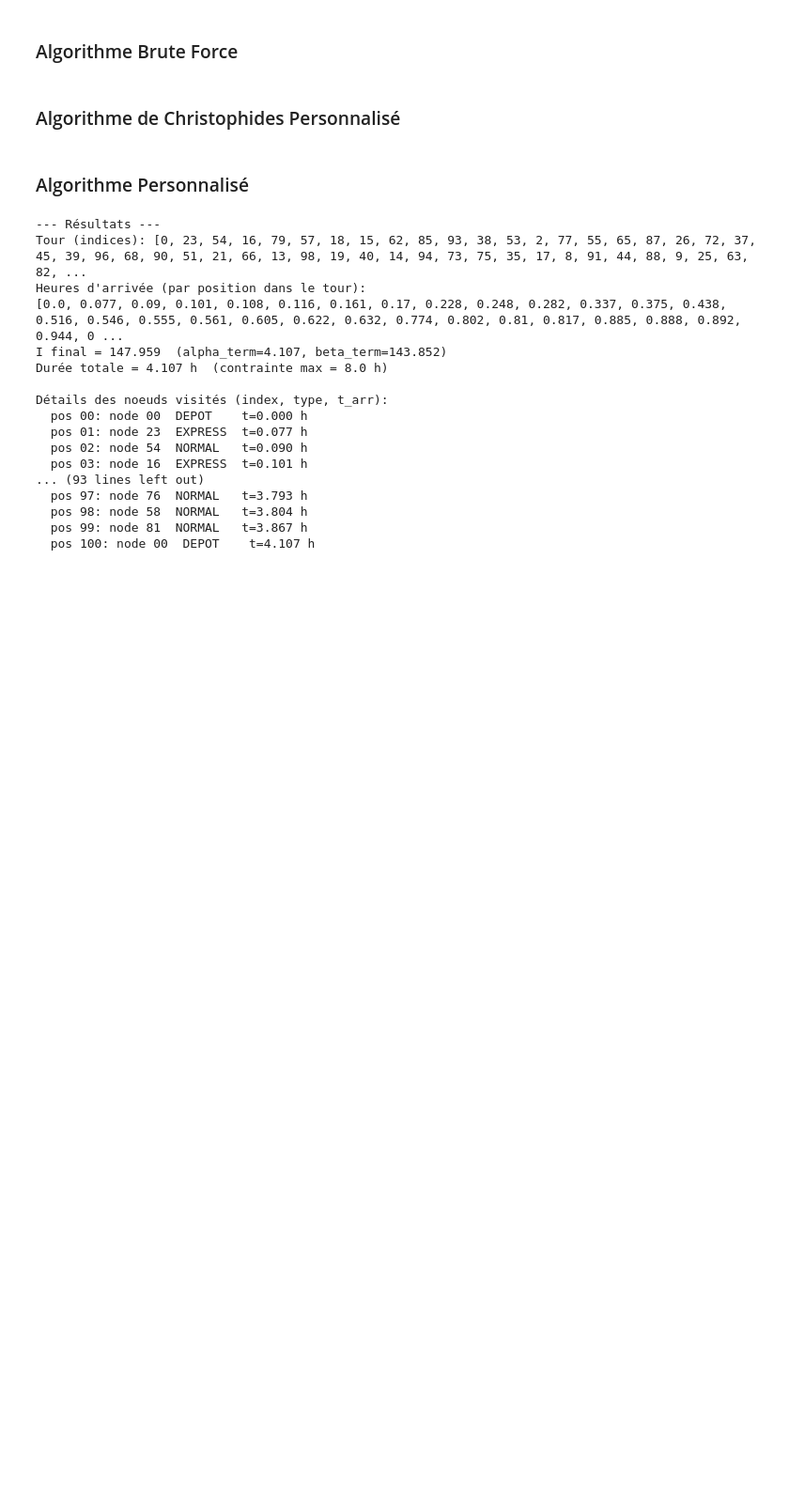
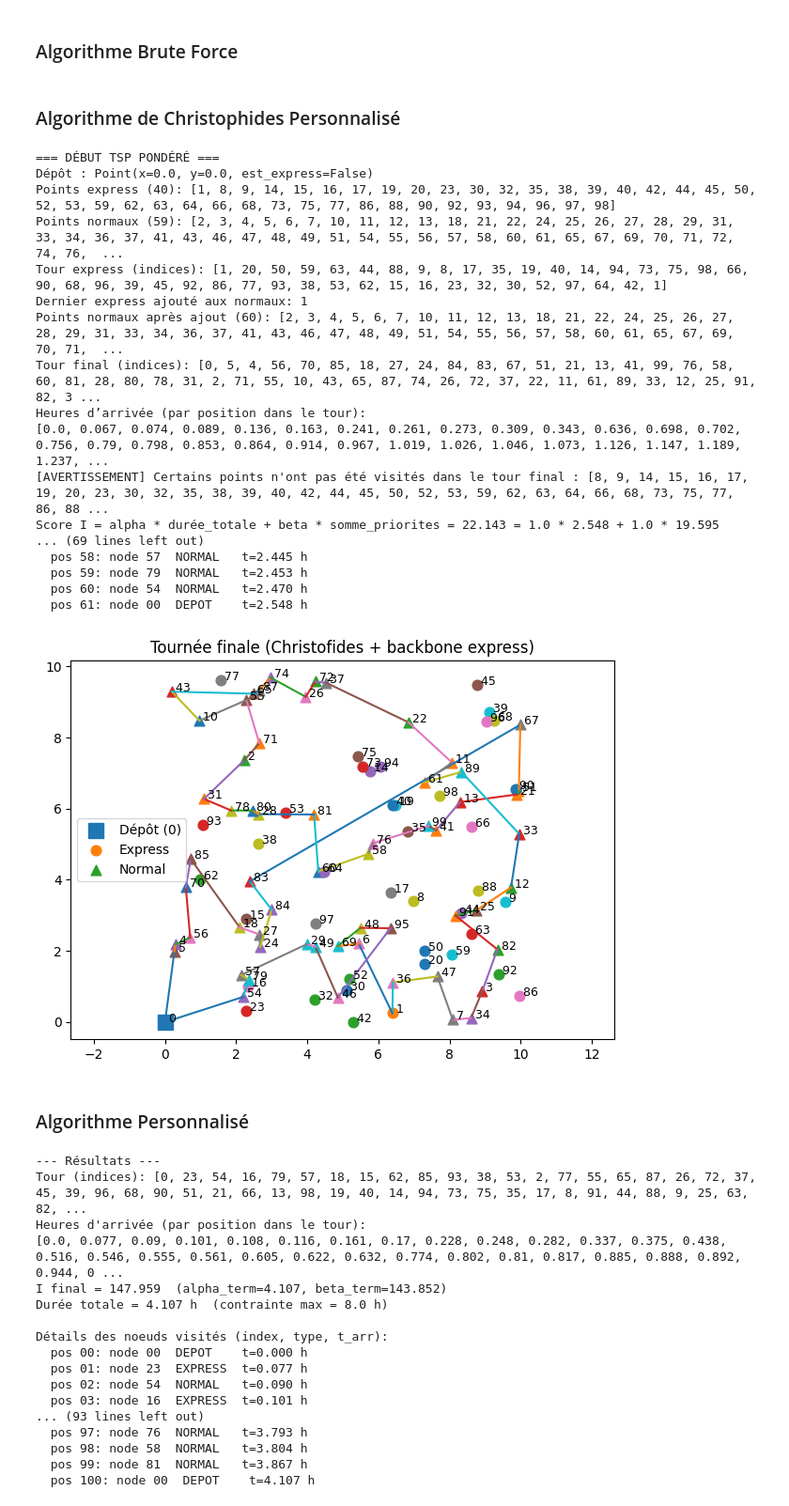
Before and after one commit to MatysLep/Graphe-Algo-TSP-Express, a Jupyter notebook: main.ipynb, the cells around one changed output. Shown at 94% size. Drawn from its saved outputs; the diff is of its cells as text; code cells hidden in the pictures; blank space fills up the shorter version.

```diff
--- a/main.ipynb
+++ b/main.ipynb
@@ -30,7 +30,26 @@ w_normal = 1/(1 + w_express) # Importance des clients standards
 # %% [markdown]
 ### Algorithme de Christophides Personnalisé
 # %%
-# TODO : Implémentation par @NoaWatel
+algorithme2.run(points, alpha, beta, w_express, w_normal, max_hours, speed)
+# %% [output]
+=== DÉBUT TSP PONDÉRÉ ===
+Dépôt : Point(x=0.0, y=0.0, est_express=False)
+Points express (40): [1, 8, 9, 14, 15, 16, 17, 19, 20, 23, 30, 32, 35, 38, 39, 40, 42, 44, 45, 50, 52, 53, 59, 62, 63, 64, 66, 68, 73, 75, 77, 86, 88, 90, 92, 93, 94, 96, 97, 98]
+Points normaux (59): [2, 3, 4, 5, 6, 7, 10, 11, 12, 13, 18, 21, 22, 24, 25, 26, 27, 28, 29, 31, 33, 34, 36, 37, 41, 43, 46, 47, 48, 49, 51, 54, 55, 56, 57, 58, 60, 61, 65, 67, 69, 70, 71, 72, 74, 76,  ...
+Tour express (indices): [1, 20, 50, 59, 63, 44, 88, 9, 8, 17, 35, 19, 40, 14, 94, 73, 75, 98, 66, 90, 68, 96, 39, 45, 92, 86, 77, 93, 38, 53, 62, 15, 16, 23, 32, 30, 52, 97, 64, 42, 1]
+Dernier express ajouté aux normaux: 1
+Points normaux après ajout (60): [2, 3, 4, 5, 6, 7, 10, 11, 12, 13, 18, 21, 22, 24, 25, 26, 27, 28, 29, 31, 33, 34, 36, 37, 41, 43, 46, 47, 48, 49, 51, 54, 55, 56, 57, 58, 60, 61, 65, 67, 69, 70, 71,  ...
+Tour final (indices): [0, 5, 4, 56, 70, 85, 18, 27, 24, 84, 83, 67, 51, 21, 13, 41, 99, 76, 58, 60, 81, 28, 80, 78, 31, 2, 71, 55, 10, 43, 65, 87, 74, 26, 72, 37, 22, 11, 61, 89, 33, 12, 25, 91, 82, 3 ...
+Heures d’arrivée (par position dans le tour):
+[0.0, 0.067, 0.074, 0.089, 0.136, 0.163, 0.241, 0.261, 0.273, 0.309, 0.343, 0.636, 0.698, 0.702, 0.756, 0.79, 0.798, 0.853, 0.864, 0.914, 0.967, 1.019, 1.026, 1.046, 1.073, 1.126, 1.147, 1.189, 1.237, ...
+[AVERTISSEMENT] Certains points n'ont pas été visités dans le tour final : [8, 9, 14, 15, 16, 17, 19, 20, 23, 30, 32, 35, 38, 39, 40, 42, 44, 45, 50, 52, 53, 59, 62, 63, 64, 66, 68, 73, 75, 77, 86, 88 ...
+Score I = alpha * durée_totale + beta * somme_priorites = 22.143 = 1.0 * 2.548 + 1.0 * 19.595
+... (69 lines left out)
+  pos 58: node 57  NORMAL   t=2.445 h
+  pos 59: node 79  NORMAL   t=2.453 h
+  pos 60: node 54  NORMAL   t=2.470 h
+  pos 61: node 00  DEPOT    t=2.548 h
+[figure, added]
 # %% [markdown]
 ### Algorithme Personnalisé
 # %%
```
Also changed, not shown: parts of 2 cells of this notebook, 3 other files.
